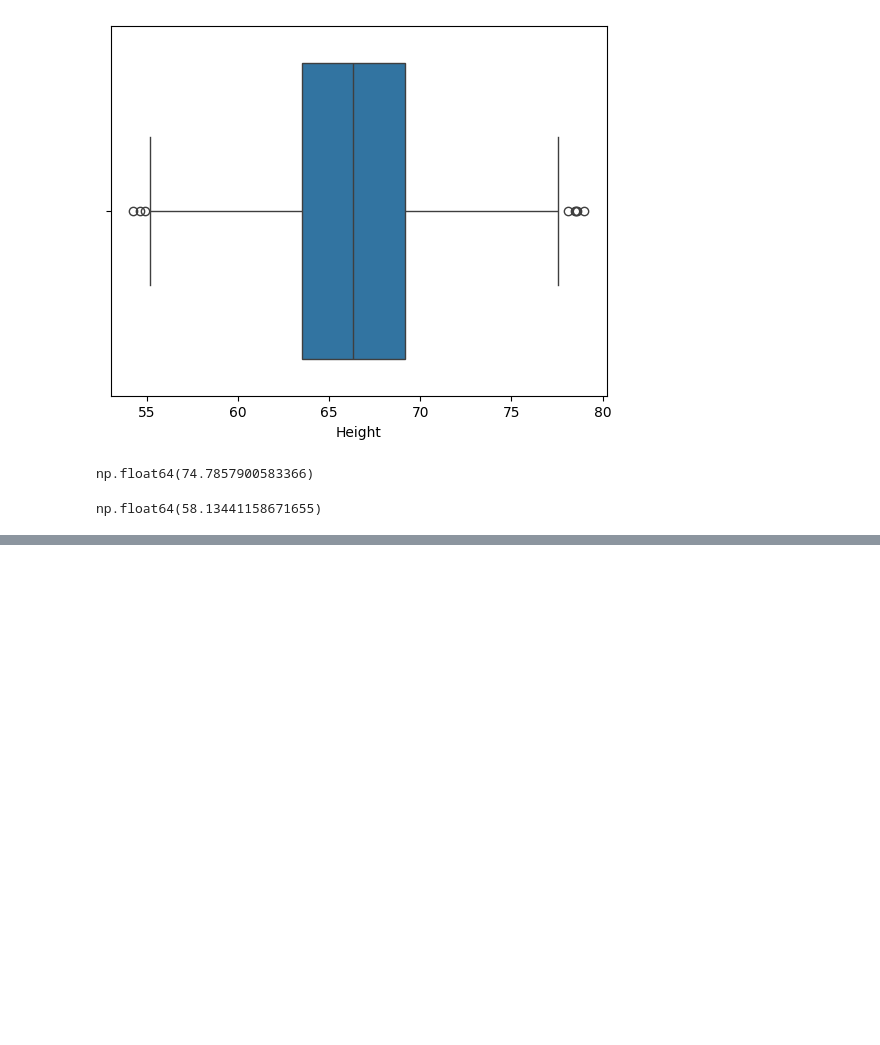
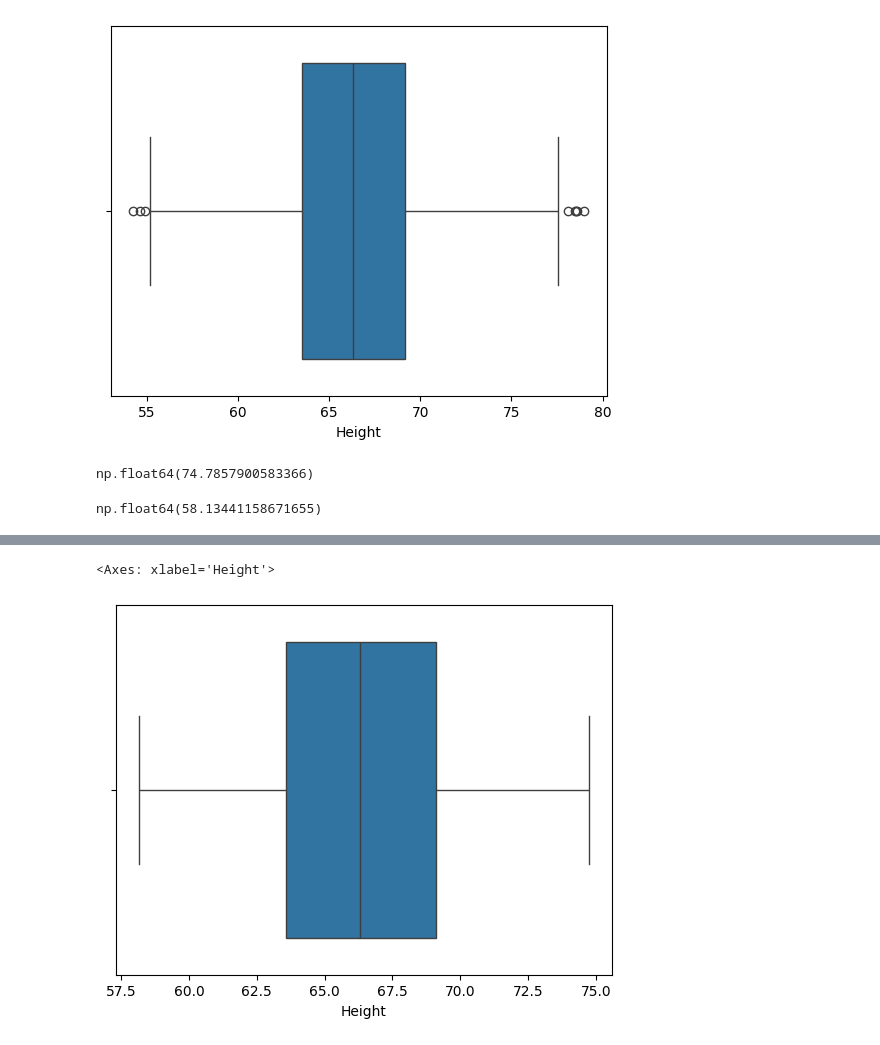
Before and after one commit to Muhammad-Waleed-Source/Machine-Learning, a Jupyter notebook: Day-44/Percentile-Winsorization.ipynb, the cells around one changed output, grey strips where cells are left out. Cells and saved outputs as stored; diff of their text form; code cells hidden in the pictures; blank space fills up the shorter version.

```diff
--- a/Day-44/Percentile-Winsorization.ipynb
+++ b/Day-44/Percentile-Winsorization.ipynb
@@ -65,0 +106,5 @@ new_df = df[(df['Height'] <= 74.78) & (df['Height'] >= 58.13)]
+# %%
+sns.boxplot(new_df['Height'], orient='h')
+# %% [output]
+<Axes: xlabel='Height'>
+[figure, added]
```
Also changed, not shown: parts of 3 cells of this notebook.
